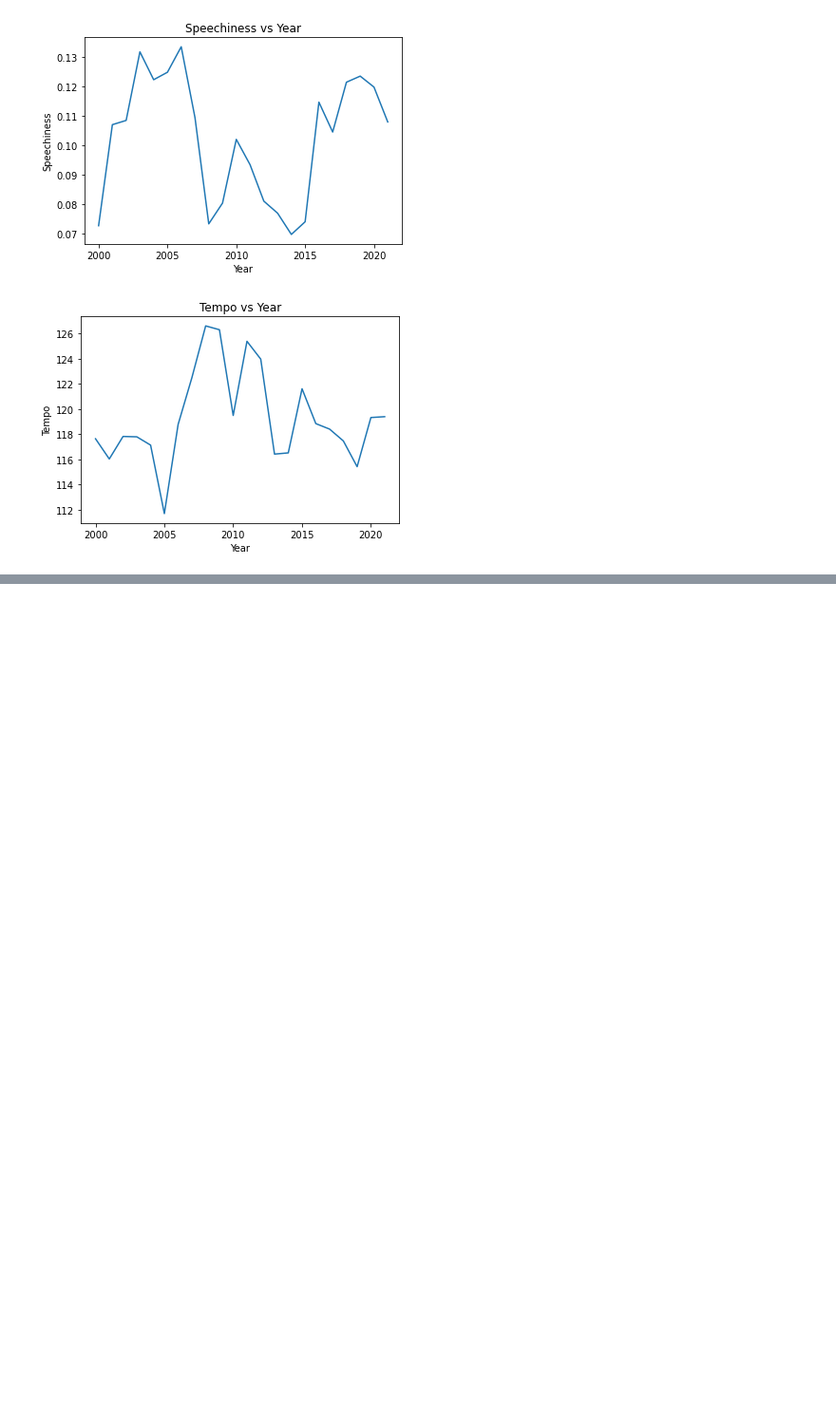
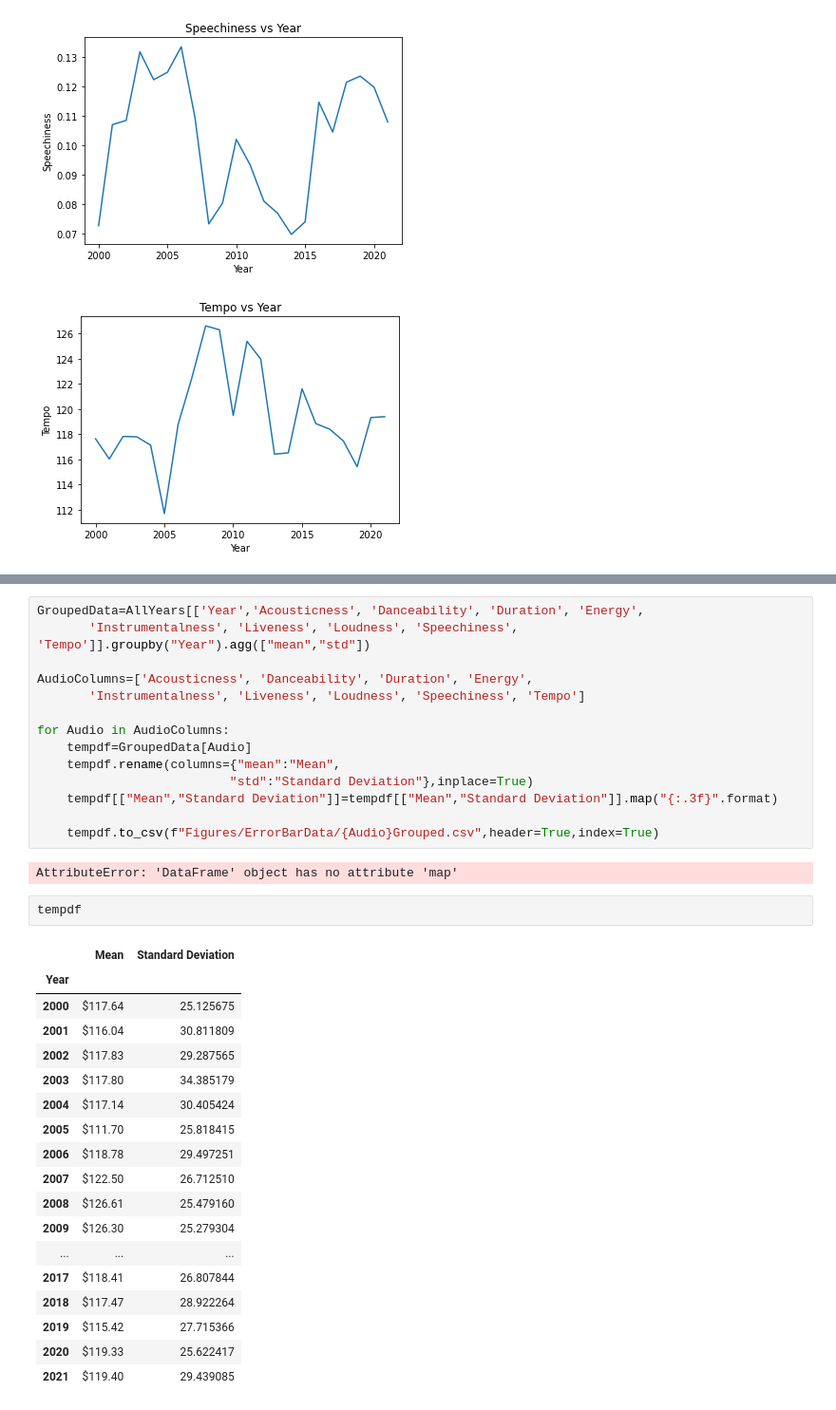
Before and after one commit to dianaagustinaf/spotidata-project, a Jupyter notebook: YearByYearComparison.ipynb, the cells around one changed output, grey strips where cells are left out. Shown at 95% size. Cells and saved outputs as stored; diff of their text form; blank space fills up the shorter version.

Commit message:
csv format change

```diff
--- a/YearByYearComparison.ipynb
+++ b/YearByYearComparison.ipynb
@@ -321,0 +312,37 @@ for Audio in AudioColumns:
+# %%
+GroupedData=AllYears[['Year','Acousticness', 'Danceability', 'Duration', 'Energy',
+       'Instrumentalness', 'Liveness', 'Loudness', 'Speechiness', 'Tempo']].groupby("Year").agg(["mean","std"])
+
+AudioColumns=['Acousticness', 'Danceability', 'Duration', 'Energy',
+       'Instrumentalness', 'Liveness', 'Loudness', 'Speechiness', 'Tempo']
+
+for Audio in AudioColumns:
+    tempdf=GroupedData[Audio]
+    tempdf.rename(columns={"mean":"Mean",
+                          "std":"Standard Deviation"},inplace=True)
+    tempdf[["Mean","Standard Deviation"]]=tempdf[["Mean","Standard Deviation"]].map("{:.3f}".format)
+
+    tempdf.to_csv(f"Figures/ErrorBarData/{Audio}Grouped.csv",header=True,index=True)
+# %% [output]
+AttributeError: 'DataFrame' object has no attribute 'map'
+# %%
+tempdf
+# %% [output]
+|  | Mean | Standard Deviation |
+| Year |  |  |
+| 2000 | $117.64 | 25.125675 |
+| 2001 | $116.04 | 30.811809 |
+| 2002 | $117.83 | 29.287565 |
+| 2003 | $117.80 | 34.385179 |
+| 2004 | $117.14 | 30.405424 |
+| 2005 | $111.70 | 25.818415 |
+| 2006 | $118.78 | 29.497251 |
+| 2007 | $122.50 | 26.712510 |
+| 2008 | $126.61 | 25.479160 |
+| 2009 | $126.30 | 25.279304 |
+| ... | ... | ... |
+| 2017 | $118.41 | 26.807844 |
+| 2018 | $117.47 | 28.922264 |
+| 2019 | $115.42 | 27.715366 |
+| 2020 | $119.33 | 25.622417 |
+| 2021 | $119.40 | 29.439085 |
```
Also changed, not shown: parts of 3 cells of this notebook, 9 other files.
